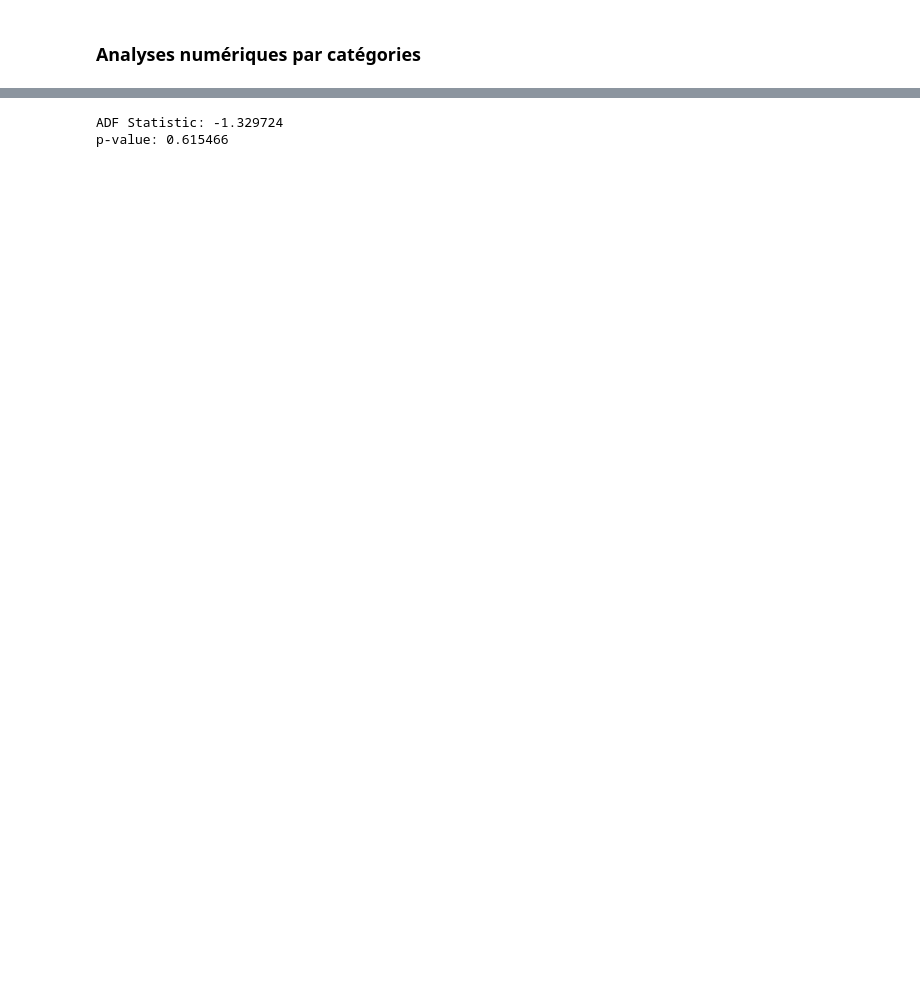
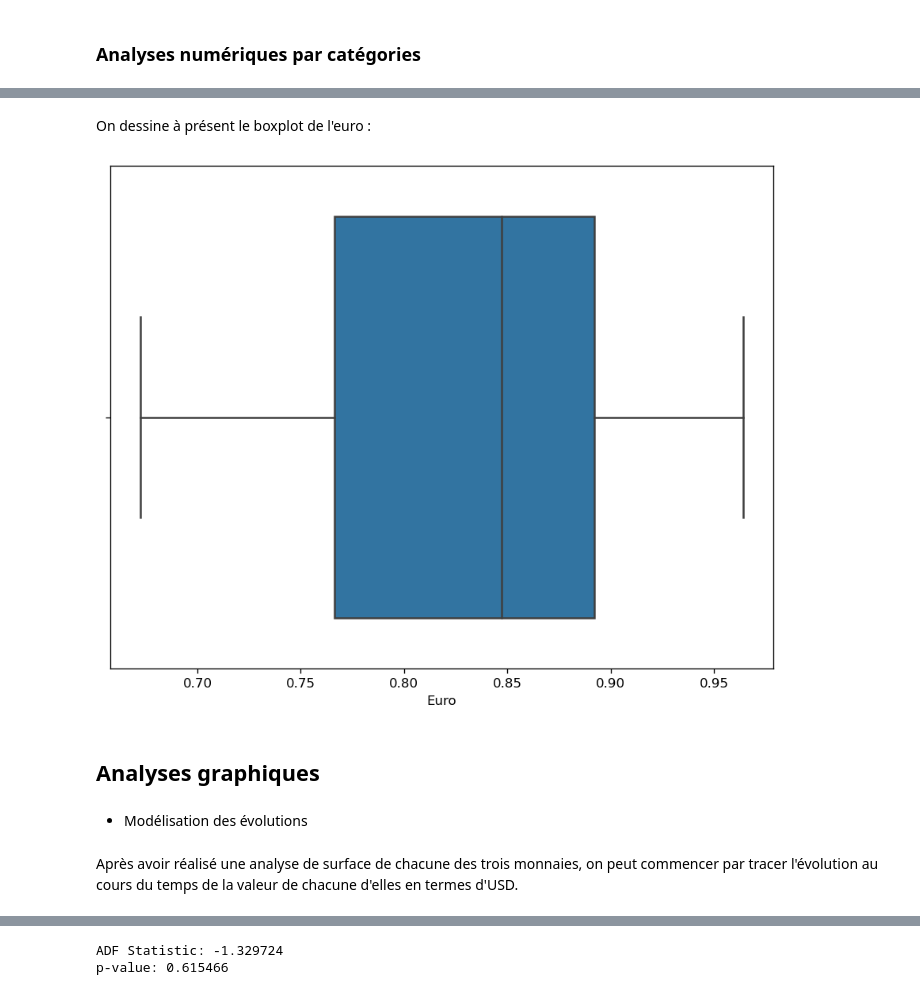
Before and after one commit to AlaaeddineBesbes/DATA731-Market-Movement, a Jupyter notebook: Projet.ipynb, the cells around one changed output, grey strips where cells are left out. Saved outputs shown, nothing was run; the diff lists cells and outputs as text; code cells hidden in the pictures; blank space fills up the shorter version.

```diff
--- a/Projet.ipynb
+++ b/Projet.ipynb
@@ -393,0 +259,13 @@ Differencing('Turkish Lira')
+# %% [markdown]
+On dessine à présent le boxplot de l'euro :
+# %%
+sn.boxplot(data['Euro'])
+plt.show()
+# %% [output]
+[figure, added]
+# %% [markdown]
+## Analyses graphiques
+# %% [markdown]
+- Modélisation des évolutions
+# %% [markdown]
+Après avoir réalisé une analyse de surface de chacune des trois monnaies, on peut commencer par tracer l'évolution au cours du temps de la valeur de chacune d'elles en termes d'USD.
```
Also changed, not shown: parts of 124 cells of this notebook, 1 other file.
